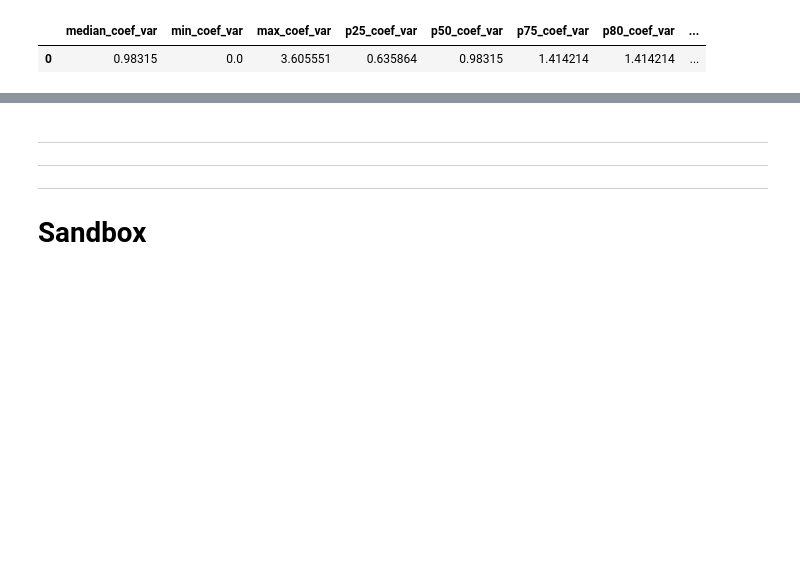
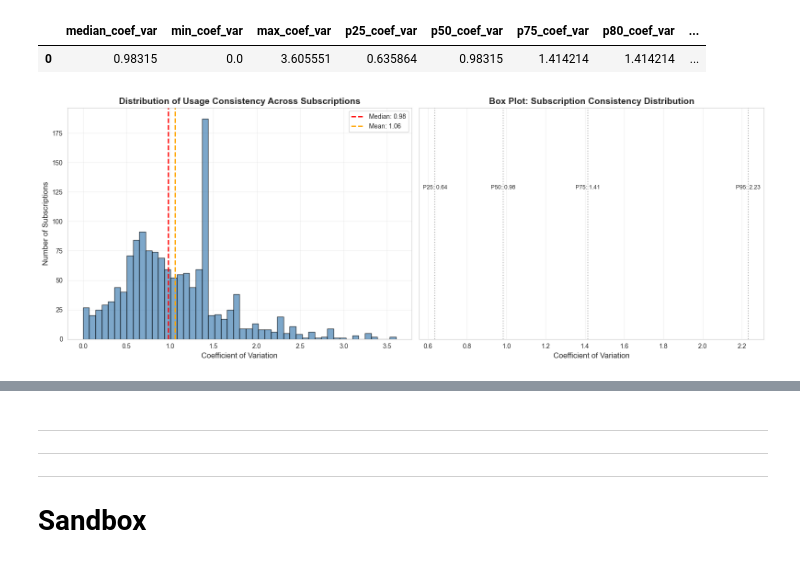
Before and after one commit to Robertoarce/gigs-sql, a Jupyter notebook: analysis.ipynb, the cells around one changed output, grey strips where cells are left out. Saved outputs shown, nothing was run; the diff lists cells and outputs as text; code cells hidden in the pictures; blank space fills up the shorter version.

```diff
--- a/analysis.ipynb
+++ b/analysis.ipynb
@@ -1027,3 +1033,47 @@ result_df
 # %% [output]
 |  | median_coef_var | min_coef_var | max_coef_var | p25_coef_var | p50_coef_var | p75_coef_var | p80_coef_var | ... |
 | 0 | 0.98315 | 0.0 | 3.605551 | 0.635864 | 0.98315 | 1.414214 | 1.414214 | ... |
+# %%
+# Import visualization libraries
+import matplotlib.pyplot as plt
+import seaborn as sns
+import numpy as np
+
+sns.set_style("whitegrid")
+plt.rcParams['figure.figsize'] = (12, 6)
+
+# Plot 1: Distribution of Coefficient of Variation
+fig, axes = plt.subplots(1, 2, figsize=(16, 6))
+
+# Histogram with KDE
+axes[0].hist(subscription_usage['coef_var_usage'], bins=50, alpha=0.7, color='steelblue', edgecolor='black')
+axes[0].axvline(subscription_usage['coef_var_usage'].median(), color='red', linestyle='--', linewidth=2, label=f'Median: {subscription_usage["coef_var_usage"].median():.2f}')
+axes[0].axvline(subscription_usage['coef_var_usage'].mean(), color='orange', linestyle='--', linewidth=2, label=f'Mean: {subscription_usage["coef_var_usage"].mean():.2f}')
+axes[0].set_xlabel('Coefficient of Variation', fontsize=12)
+axes[0].set_ylabel('Number of Subscriptions', fontsize=12)
+axes[0].set_title('Distribution of Usage Consistency Across Subscriptions', fontsize=14, fontweight='bold')
+axes[0].legend(fontsize=10)
+axes[0].grid(True, alpha=0.3)
+
+# Box plot with percentiles
+box_data = subscription_usage['coef_var_usage']
+bp = axes[1].boxplot([box_data], vert=False, patch_artist=True, widths=0.5)
+bp['boxes'][0].set_facecolor('lightblue')
+bp['boxes'][0].set_alpha(0.7)
+
+# Add percentile annotations
+percentiles = [25, 50, 75, 95]
+for p in percentiles:
+    val = subscription_usage['coef_var_usage'].quantile(p/100)
+    axes[1].axvline(val, color='gray', linestyle=':', alpha=0.6)
+    axes[1].text(val, 1.15, f'P{p}: {val:.2f}', ha='center', fontsize=9)
+
+axes[1].set_xlabel('Coefficient of Variation', fontsize=12)
+axes[1].set_title('Box Plot: Subscription Consistency Distribution', fontsize=14, fontweight='bold')
+axes[1].set_yticks([])
+axes[1].grid(True, alpha=0.3, axis='x')
+
+plt.tight_layout()
+plt.show()
+# %% [output]
+[figure, added]
```
Also changed, not shown: parts of 18 cells of this notebook.
